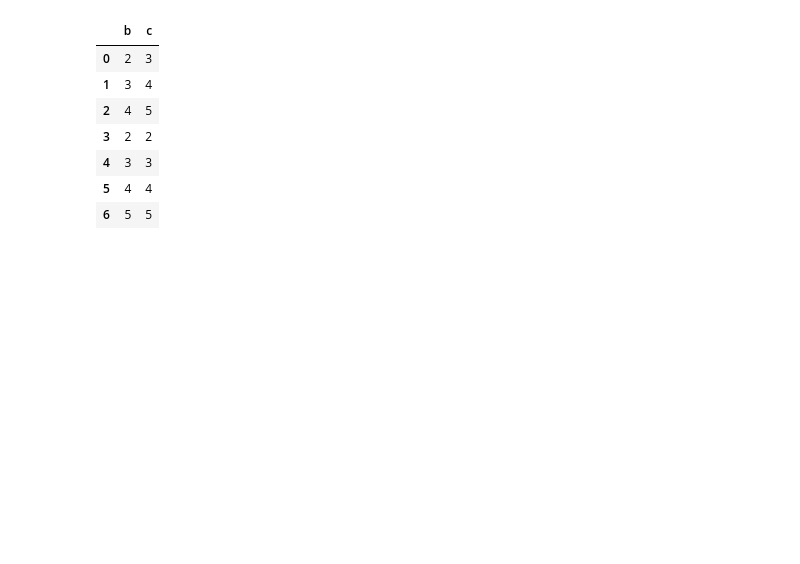
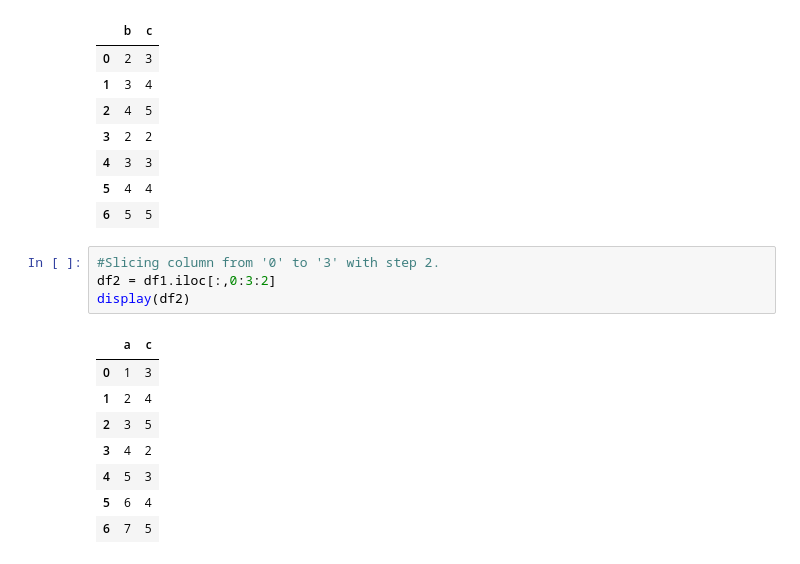
Before and after one commit to Lenmbugua/Python-Numpy-and-Pandas, a Jupyter notebook: Pandas.ipynb, the cells around one changed output. Drawn from its saved outputs; the diff is of its cells as text; blank space fills up the shorter version.

```diff
--- a/Pandas.ipynb
+++ b/Pandas.ipynb
@@ -1332,3 +1332,16 @@ display(df2)
 | 4 | 3 | 3 |
 | 5 | 4 | 4 |
 | 6 | 5 | 5 |
+# %%
+#Slicing column from '0' to '3' with step 2.
+df2 = df1.iloc[:,0:3:2]
+display(df2)
+# %% [output]
+|  | a | c |
+| 0 | 1 | 3 |
+| 1 | 2 | 4 |
+| 2 | 3 | 5 |
+| 3 | 4 | 2 |
+| 4 | 5 | 3 |
+| 5 | 6 | 4 |
+| 6 | 7 | 5 |
```
Also changed, not shown: parts of 1 cell of this notebook.
